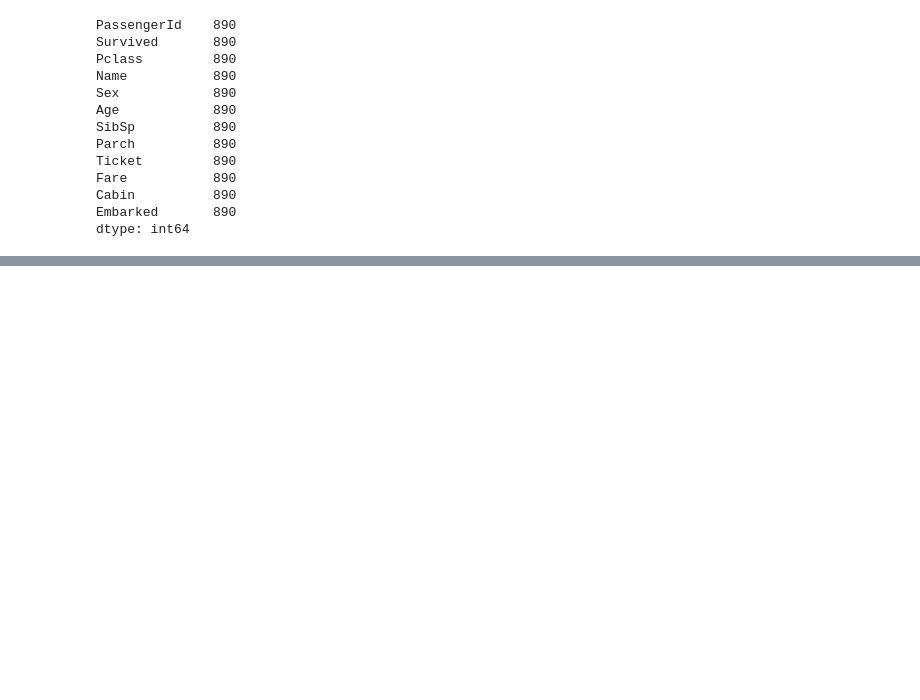
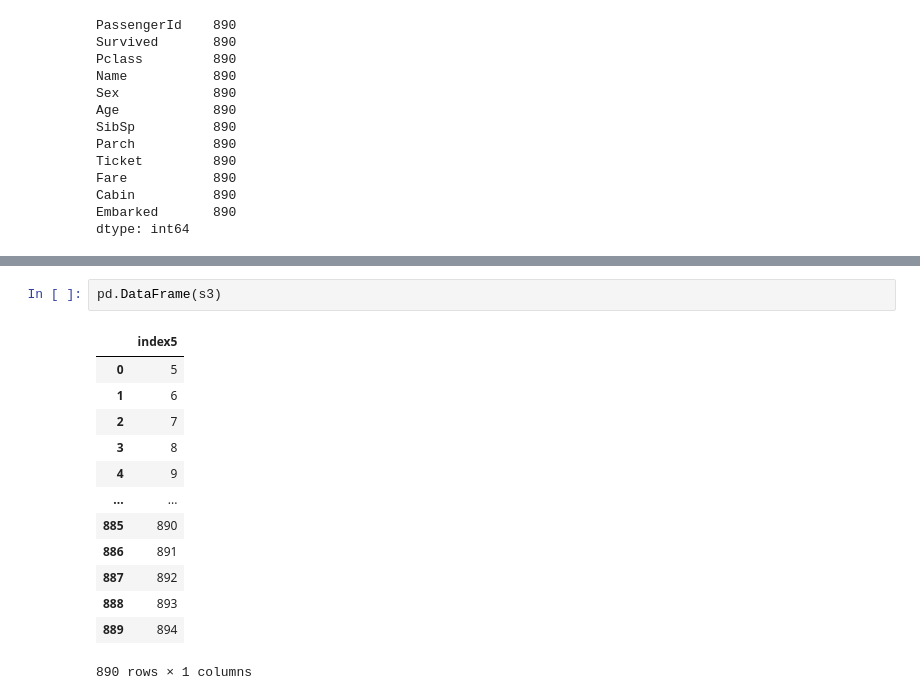
Before and after one commit to mayank953/mlbootcamp-24, a Jupyter notebook: Data Science Libraries/Class 3 - Pandas + Matplotlib/Class Codes.ipynb, the cells around one changed output, grey strips where cells are left out. Saved outputs shown, nothing was run; the diff lists cells and outputs as text; blank space fills up the shorter version.

```diff
--- a/Data Science Libraries/Class 3 - Pandas + Matplotlib/Class Codes.ipynb
+++ b/Data Science Libraries/Class 3 - Pandas + Matplotlib/Class Codes.ipynb
@@ -498,0 +590,16 @@ titanic.dropna().shape
+# %%
+pd.DataFrame(s3)
+# %% [output]
+|  | index5 |
+| 0 | 5 |
+| 1 | 6 |
+| 2 | 7 |
+| 3 | 8 |
+| 4 | 9 |
+| ... | ... |
+| 885 | 890 |
+| 886 | 891 |
+| 887 | 892 |
+| 888 | 893 |
+| 889 | 894 |
+890 rows × 1 columns
```
Also changed, not shown: parts of 18 cells of this notebook, 5 other files.
